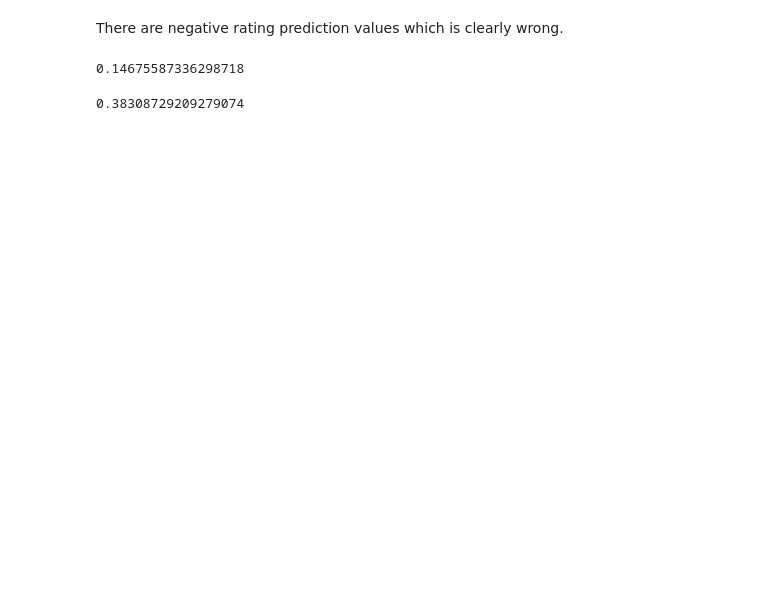
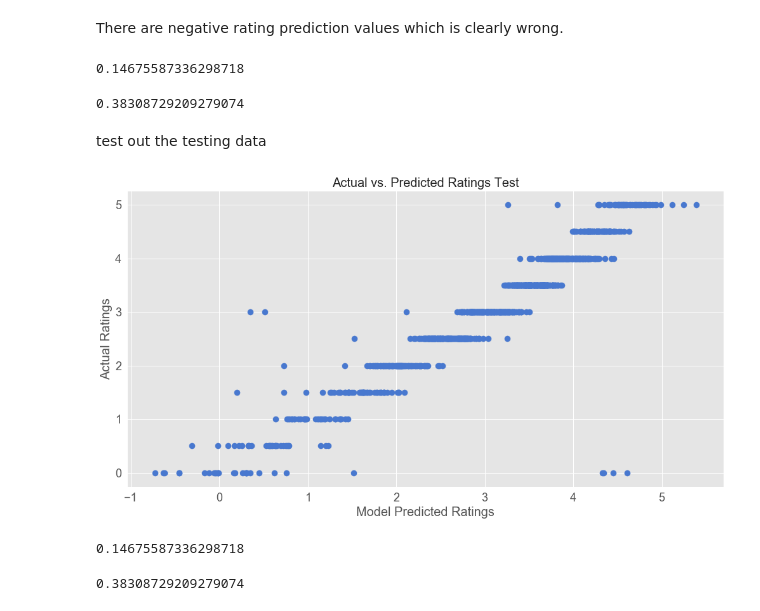
Before and after one commit to jeussantiago/chocolate_bar_rating, a Jupyter notebook: cocoa_pred.ipynb, the cells around one changed output. Drawn from its saved outputs; the diff is of its cells as text; code cells hidden in the pictures; blank space fills up the shorter version.

```diff
--- a/cocoa_pred.ipynb
+++ b/cocoa_pred.ipynb
@@ -196,3 +192,35 @@ rmse = np.sqrt(mse)
 rmse
 # %% [output]
 0.38308729209279074
+# %% [markdown]
+test out the testing data
+# %%
+y_pred_test = model.predict(x_test)
+# %%
+#compare with the actual values
+plt.figure(figsize=(15,8))
+plt.style.use('seaborn-muted')
+
+plt.scatter(y_pred_test, y_test)
+plt.xlabel('Model Predicted Ratings', size=20)
+plt.xticks(size=18)
+plt.ylabel('Actual Ratings', size=20)
+plt.yticks(size=18)
+plt.title('Actual vs. Predicted Ratings Test', size=20)
+plt.show()
+# %% [output]
+[figure, added]
+# %%
+#get the variance of the two
+#Mean Squared Error
+from sklearn.metrics import mean_squared_error
+mse = mean_squared_error(y_pred_test, y_test)
+mse
+# %% [output]
+0.14675587336298718
+# %%
+#Root Mean Squared Error
+rmse = np.sqrt(mse)
+rmse
+# %% [output]
+0.38308729209279074
```
Also changed, not shown: parts of 5 cells of this notebook.
